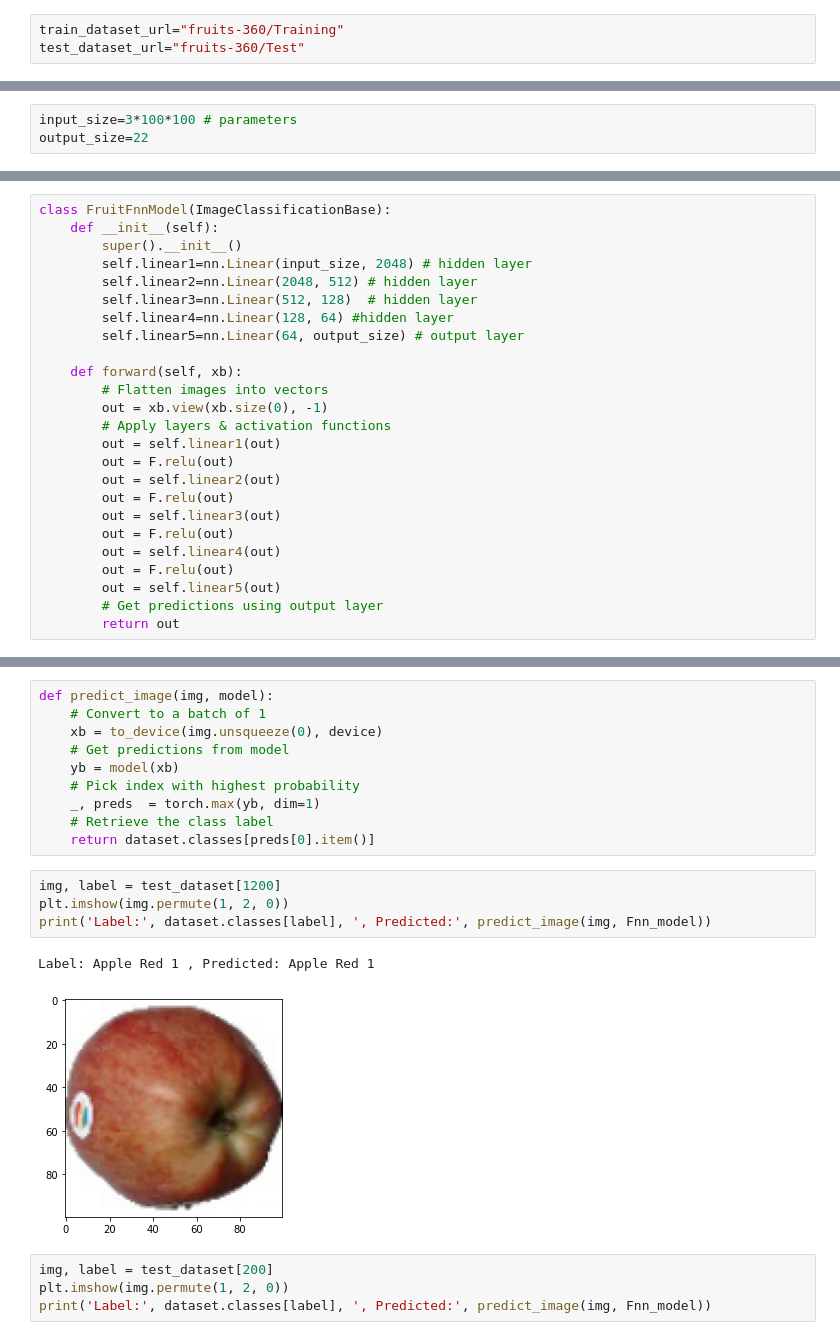
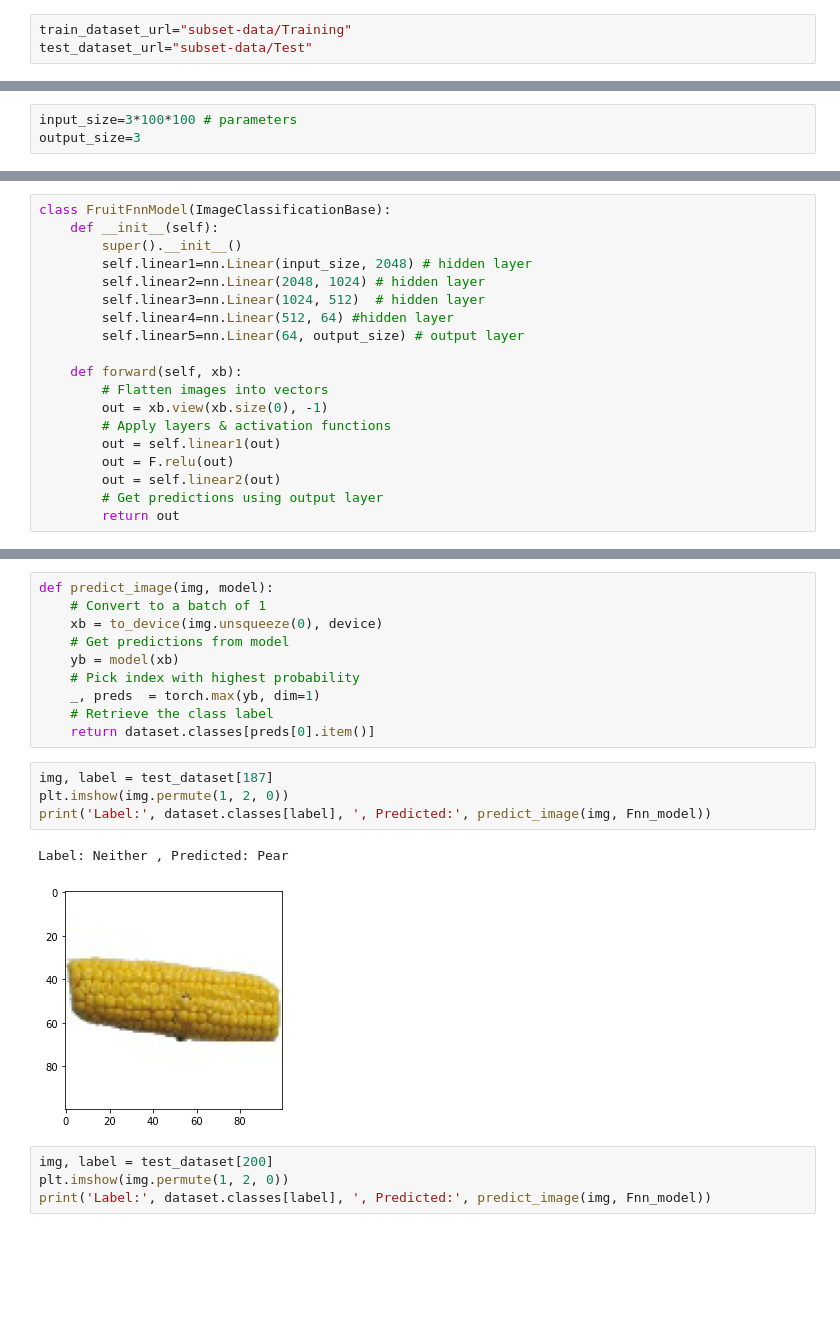
Before and after one commit to Sanderhhh/Neural_networks_ai6, a Jupyter notebook: FFN_OnlyWithTypesOfApplesAndPears.ipynb, the cells around one changed output, grey strips where cells are left out. Drawn from its saved outputs; the diff is of its cells as text; blank space fills up the shorter version.

```diff
--- a/FFN_OnlyWithTypesOfApplesAndPears.ipynb
+++ b/FFN_OnlyWithTypesOfApplesAndPears.ipynb
@@ -7,8 +7,8 @@ import tarfile
 from torchvision.datasets.utils import download_url
 from torch.utils.data import random_split
 # %%
-train_dataset_url="fruits-360/Training"
-test_dataset_url="fruits-360/Test"
+train_dataset_url="subset-data/Training"
+test_dataset_url="subset-data/Test"
 # %%
 # creating train and test folders
 train_folder=os.listdir(train_dataset_url)
@@ -223,7 +222,7 @@ class ImageClassificationBase(nn.Module):
             epoch, result['train_loss'], result['val_loss'], result['val_acc']))
 # %%
 input_size=3*100*100 # parameters
-output_size=22
+output_size=3
 # %%
 # NOW LET'S UNDERSTAND FEEDFORWARD NEURAL NETWORKS
 # Feedforward neural networks were among the first and most successful learning algorithms.
@@ -242,9 +241,9 @@ class FruitFnnModel(ImageClassificationBase):
     def __init__(self):
         super().__init__()
         self.linear1=nn.Linear(input_size, 2048) # hidden layer
-        self.linear2=nn.Linear(2048, 512) # hidden layer
-        self.linear3=nn.Linear(512, 128)  # hidden layer
-        self.linear4=nn.Linear(128, 64) #hidden layer
+        self.linear2=nn.Linear(2048, 1024) # hidden layer
+        self.linear3=nn.Linear(1024, 512)  # hidden layer
+        self.linear4=nn.Linear(512, 64) #hidden layer
         self.linear5=nn.Linear(64, output_size) # output layer
 
     def forward(self, xb):
@@ -254,12 +253,6 @@ class FruitFnnModel(ImageClassificationBase):
         out = self.linear1(out)
         out = F.relu(out)
         out = self.linear2(out)
-        out = F.relu(out)
-        out = self.linear3(out)
-        out = F.relu(out)
-        out = self.linear4(out)
-        out = F.relu(out)
-        out = self.linear5(out)
         # Get predictions using output layer
         return out
 # %%
@@ -434,12 +425,12 @@ def predict_image(img, model):
     # Retrieve the class label
     return dataset.classes[preds[0].item()]
 # %%
-img, label = test_dataset[1200]
+img, label = test_dataset[187]
 plt.imshow(img.permute(1, 2, 0))
 print('Label:', dataset.classes[label], ', Predicted:', predict_image(img, Fnn_model))
 # %% [output]
-Label: Apple Red 1 , Predicted: Apple Red 1
+Label: Neither , Predicted: Pear
-[figure, old version]
+[figure, new version]
 # %%
 img, label = test_dataset[200]
 plt.imshow(img.permute(1, 2, 0))
```
Also changed, not shown: parts of 19 cells of this notebook.
